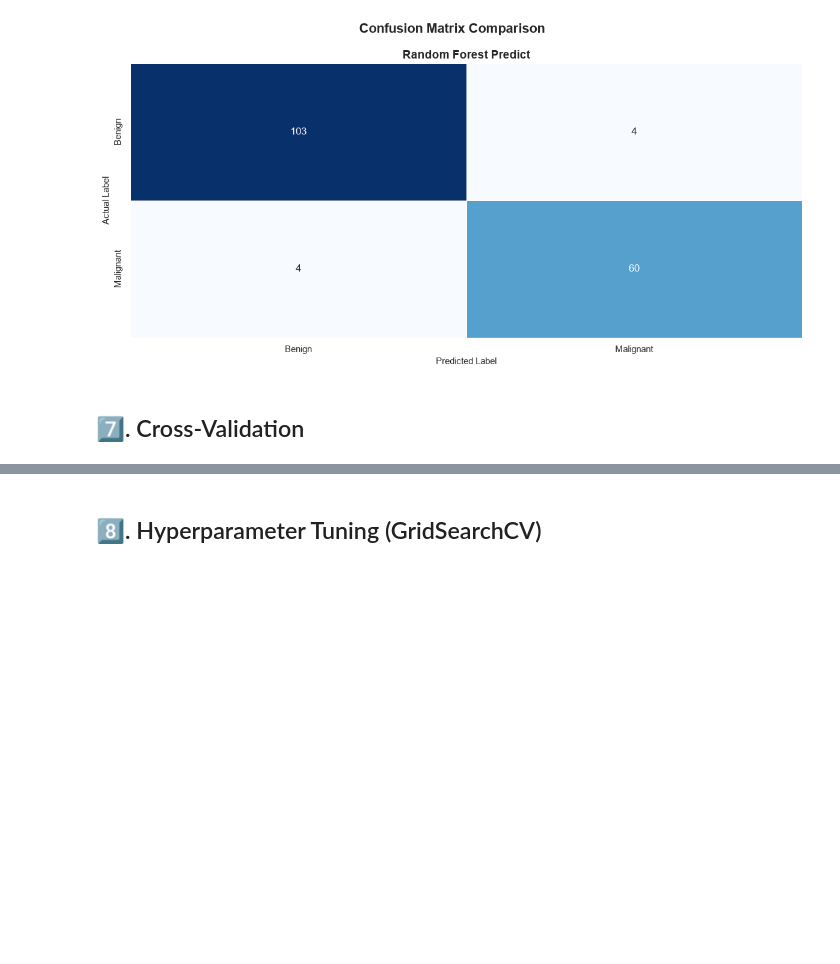
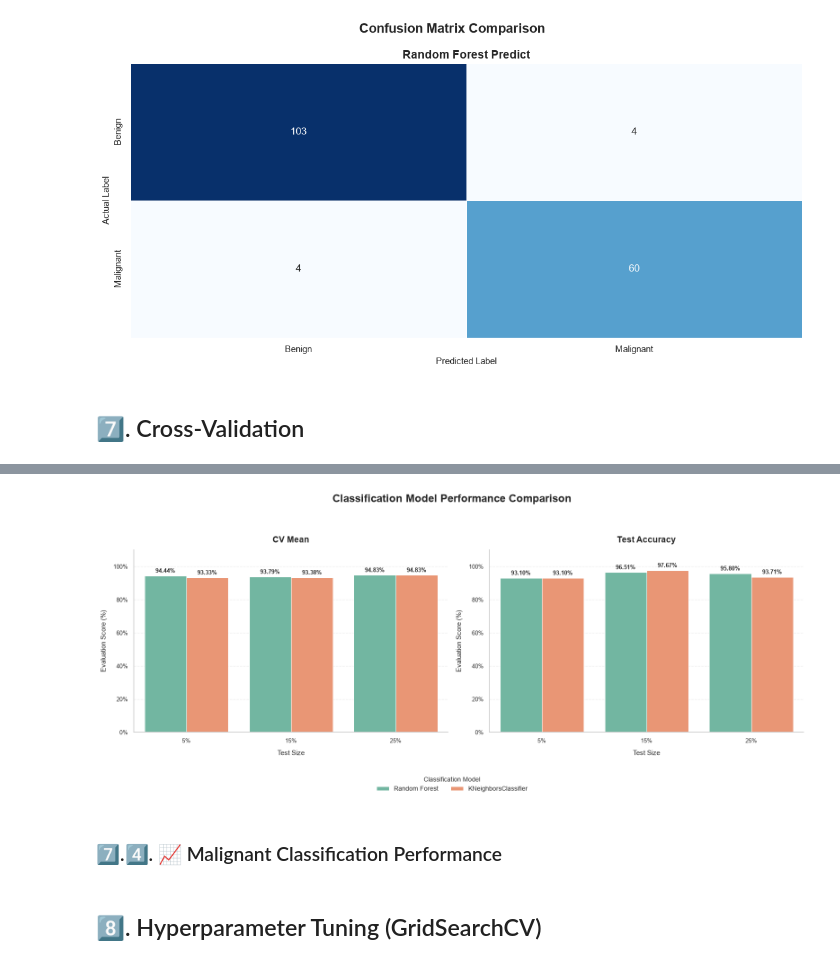
Before and after one commit to CCT-Dublin/CCT_ML_CA_01_50S, a Jupyter notebook: notebooks/CCT_ML_CA_01_50S_2026438.ipynb, the cells around one changed output, grey strips where cells are left out. Saved outputs shown, nothing was run; the diff lists cells and outputs as text; code cells hidden in the pictures; blank space fills up the shorter version.

```diff
--- a/notebooks/CCT_ML_CA_01_50S_2026438.ipynb
+++ b/notebooks/CCT_ML_CA_01_50S_2026438.ipynb
@@ -753,3 +755,5 @@ y = df_clean["Diagnosis"].copy()
 # %%
+X, y = get_clean_data()
+
 X_train, X_test, y_train, y_test = F_splittint_data(X, y)
 # %% [output]
@@ -806,10 +807,0 @@ from sklearn.model_selection import cross_val_score
-# %%
-rf_result = []
-
-for test_size in [0.05, 0.15, 0.25]:
-    X_train, X_test, y_train, y_test = F_splittint_data(X, y, test_size)
-
-    clf = RandomForestClassifier(n_estimators=500,random_state=42)
-    clf.fit(X_train, y_train)
-
-    rf_result.append((y_test, clf.predict(X_test)))
@@ -844,0 +808,4 @@ weighted avg     0.9379    0.9310    0.9294        29
+# %%
+from sklearn.model_selection import cross_val_score, StratifiedKFold
+
+test_sizes = [0.05, 0.15, 0.25]
@@ -845,3 +929,14 @@ weighted avg     0.9379    0.9310    0.9294        29
+# %%
+df_comparison = pd.concat(
+    [df_rf_results, df_knn_results],
+    ignore_index=True
+)
+# %%
+Helpful.F_comparison_plot(data=df_comparison)
+# %% [output]
+[figure, added]
+# %% [markdown]
+### 7️⃣.4️⃣. 📈 Malignant Classification Performance
 # %% [markdown]
 ## 8️⃣. Hyperparameter Tuning (GridSearchCV)
 # %%
```
Also changed, not shown: parts of 16 cells of this notebook, 1 other file.
